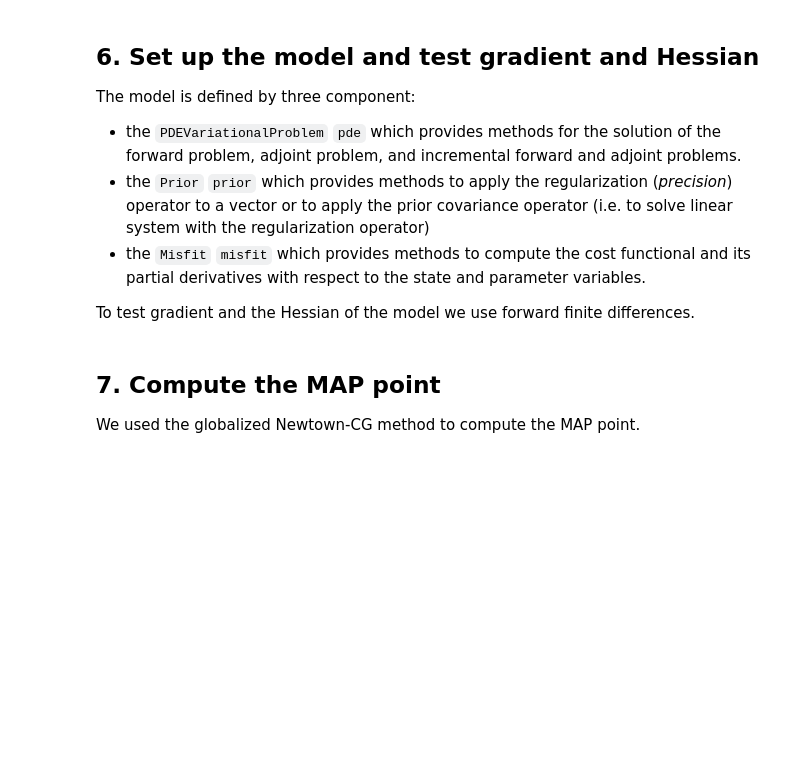
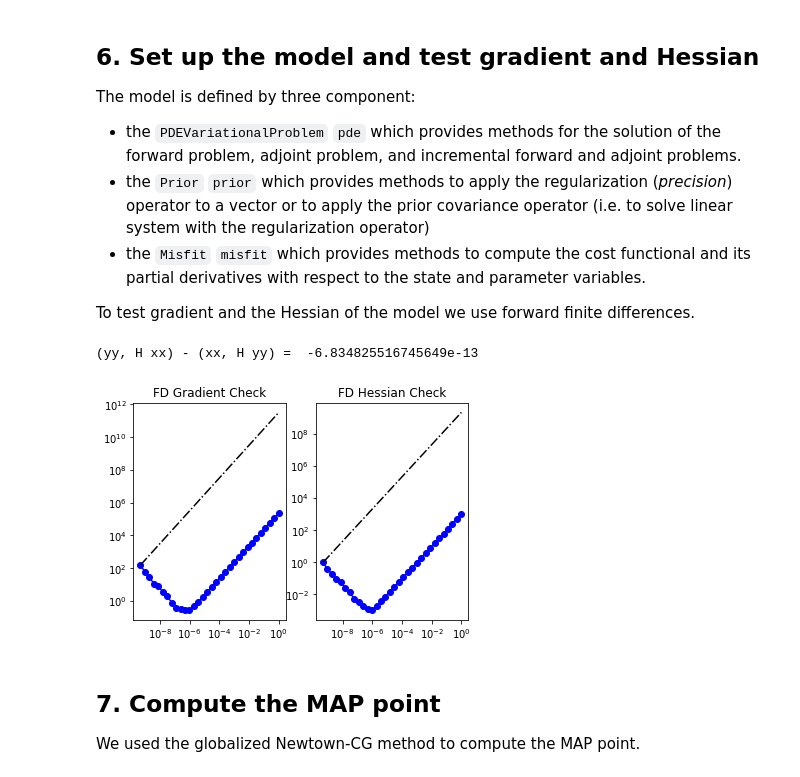
Before and after one commit to uvilla/cmis_labs, a Jupyter notebook: 08_BayesianInversion/BayesianInversion.ipynb, the cells around one changed output. Saved outputs shown, nothing was run; the diff lists cells and outputs as text; code cells hidden in the pictures; blank space fills up the shorter version.

```diff
--- a/08_BayesianInversion/BayesianInversion.ipynb
+++ b/08_BayesianInversion/BayesianInversion.ipynb
@@ -378,10 +388,13 @@ The model is defined by three component:
 
 To test gradient and the Hessian of the model we use forward finite differences.
 # %%
-model = Model(pde, prior, misfit)
+model = hp.Model(pde, prior, misfit)
 
-m0 = dl.interpolate(dl.Expression("sin(x[0])", degree=5), Vh[PARAMETER])
-_ = modelVerify(model, m0.vector(), 1e-12)
+m0 = dl.interpolate(dl.Expression("sin(x[0])", degree=5), Vh[hp.PARAMETER])
+_ = hp.modelVerify(model, m0.vector())
+# %% [output]
+(yy, H xx) - (xx, H yy) =  -6.834825516745649e-13
+[figure, added]
 # %% [markdown]
 ## 7. Compute the MAP point
 
```
Also changed, not shown: parts of 14 cells of this notebook, 5 other files.
